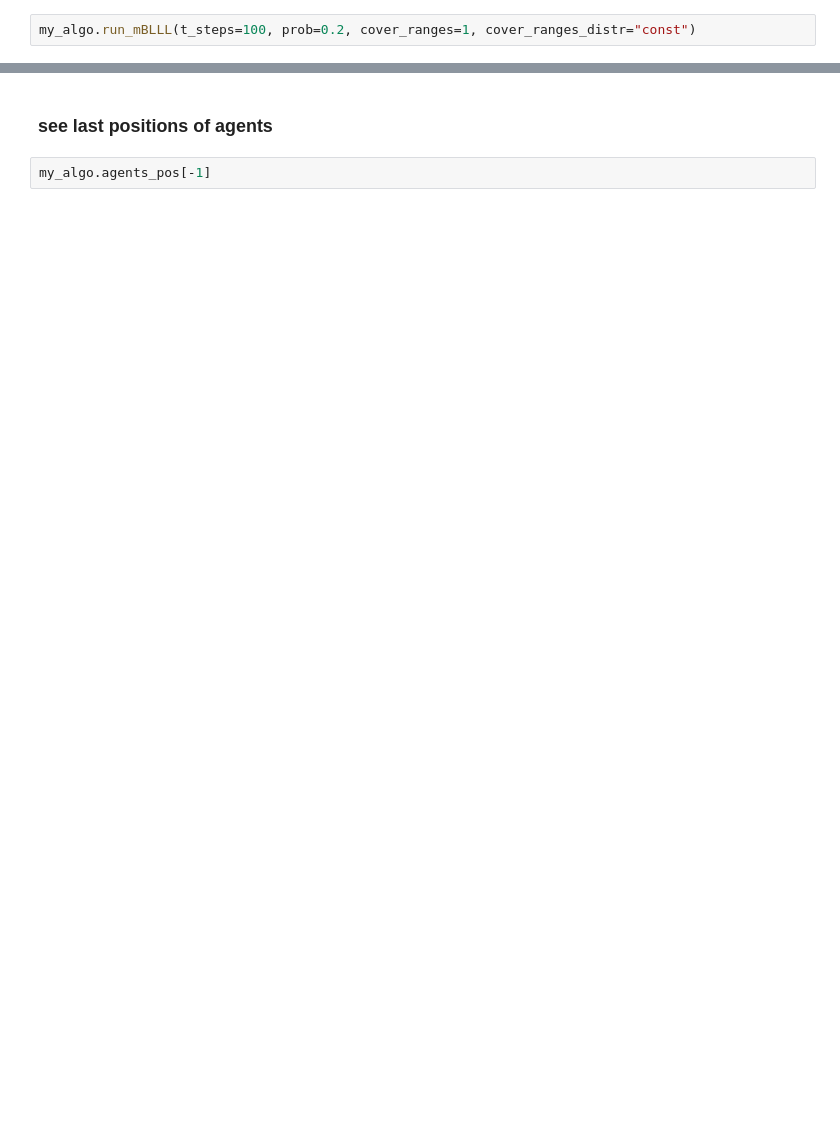
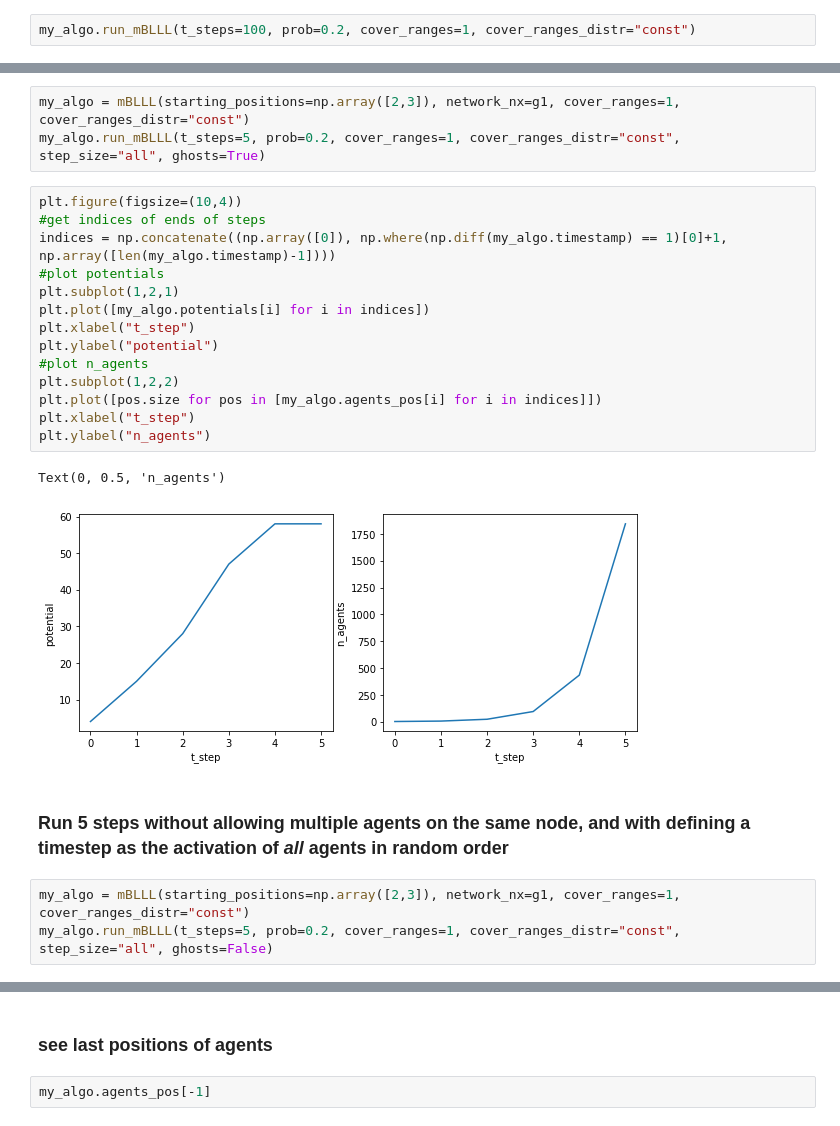
Before and after one commit to dr-david/graph_blll, a Jupyter notebook: mBLLL_demo.ipynb, the cells around one changed output, grey strips where cells are left out. Drawn from its saved outputs; the diff is of its cells as text; blank space fills up the shorter version.

```diff
--- a/mBLLL_demo.ipynb
+++ b/mBLLL_demo.ipynb
@@ -143,0 +175,25 @@ Text(0, 0.5, 'potential')
+# %%
+my_algo = mBLLL(starting_positions=np.array([2,3]), network_nx=g1, cover_ranges=1, cover_ranges_distr="const")
+my_algo.run_mBLLL(t_steps=5, prob=0.2, cover_ranges=1, cover_ranges_distr="const", step_size="all", ghosts=True)
+# %%
+plt.figure(figsize=(10,4))
+#get indices of ends of steps
+indices = np.concatenate((np.array([0]), np.where(np.diff(my_algo.timestamp) == 1)[0]+1, np.array([len(my_algo.timestamp)-1])))
+#plot potentials
+plt.subplot(1,2,1)
+plt.plot([my_algo.potentials[i] for i in indices])
+plt.xlabel("t_step")
+plt.ylabel("potential")
+#plot n_agents
+plt.subplot(1,2,2)
+plt.plot([pos.size for pos in [my_algo.agents_pos[i] for i in indices]])
+plt.xlabel("t_step")
+plt.ylabel("n_agents")
+# %% [output]
+Text(0, 0.5, 'n_agents')
+[figure, added]
+# %% [markdown]
+### Run 5 steps without allowing multiple agents on the same node, and with defining a timestep as the activation of _all_ agents in random order
+# %%
+my_algo = mBLLL(starting_positions=np.array([2,3]), network_nx=g1, cover_ranges=1, cover_ranges_distr="const")
+my_algo.run_mBLLL(t_steps=5, prob=0.2, cover_ranges=1, cover_ranges_distr="const", step_size="all", ghosts=False)
```
Also changed, not shown: parts of 25 cells of this notebook, 1 other file.
